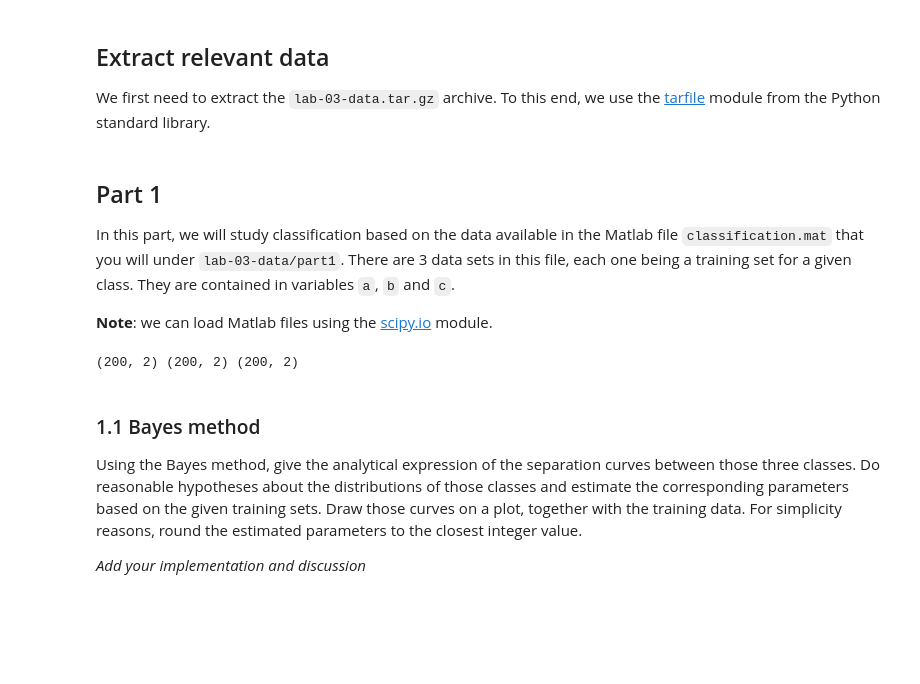
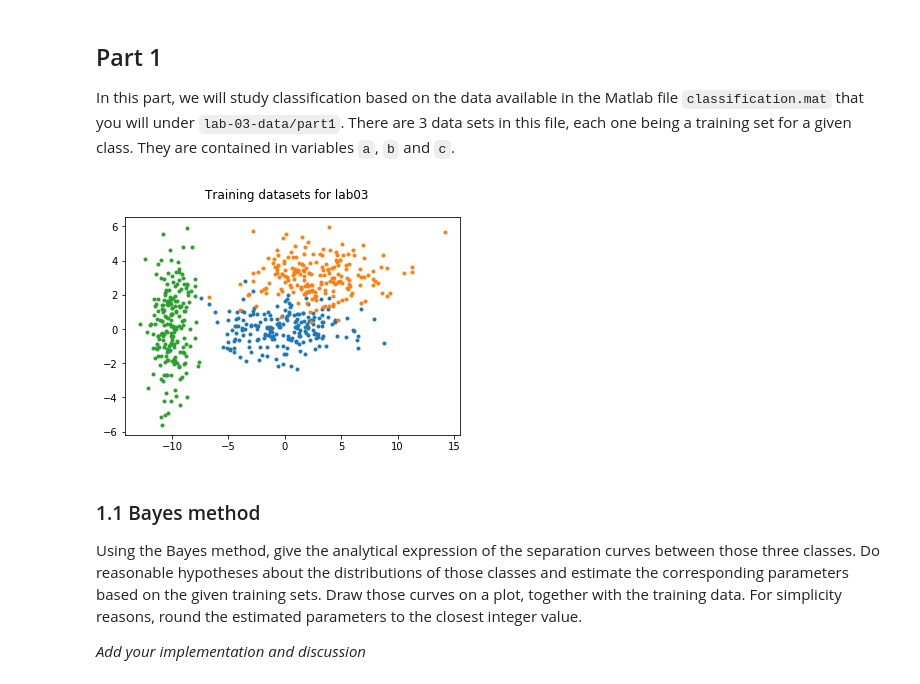
Before and after one commit to arthurBricq/ImageAnalysisLabs, a Jupyter notebook: lab03/lab_03_classification.ipynb, the cells around one changed output. Saved outputs shown, nothing was run; the diff lists cells and outputs as text; code cells hidden in the pictures; blank space fills up the shorter version.

```diff
--- a/lab03/lab_03_classification.ipynb
+++ b/lab03/lab_03_classification.ipynb
@@ -5,9 +5,3 @@
 **Due date:** 08.05.2020
 
 [iapr2018]: https://github.com/LTS5/iapr-2018
-# %% [markdown]
-## Extract relevant data
-We first need to extract the `lab-03-data.tar.gz` archive.
-To this end, we use the [tarfile] module from the Python standard library.
-
-[tarfile]: https://docs.python.org/3.6/library/tarfile.html
@@ -25,22 +22,15 @@ with tarfile.open(tar_path, mode='r:gz') as tar:
 In this part, we will study classification based on the data available in the Matlab file `classification.mat` that you will under `lab-03-data/part1`.
 There are 3 data sets in this file, each one being a training set for a given class.
 They are contained in variables `a`, `b` and `c`.
-
-**Note**: we can load Matlab files using the [scipy.io] module.
-
-[scipy.io]: https://docs.scipy.org/doc/scipy/reference/io.html
-# %%
-import scipy.io
-
-data_part1_path = os.path.join(data_base_path, data_folder, 'part1', 'classification.mat')
-matfile = scipy.io.loadmat(data_part1_path)
-a = matfile['a']
-b = matfile['b']
-c = matfile['c']
-
-print(a.shape, b.shape, c.shape)
-# %% [output]
-(200, 2) (200, 2) (200, 2)
+# %%
+a,b,c, = imPro.get_matlab_data()
+datasets = [a,b,c]
+fig, ax = plt.subplots()
+for data in datasets:
+    ax.plot(data[:,0],data[:,1],'.')
+fig.suptitle('Training datasets for lab03');
+# %% [output]
+[figure, added]
 # %% [markdown]
 ### 1.1 Bayes method
 Using the Bayes method, give the analytical expression of the separation curves between those three classes.
```
Also changed, not shown: parts of 14 cells of this notebook, 3 other files.
